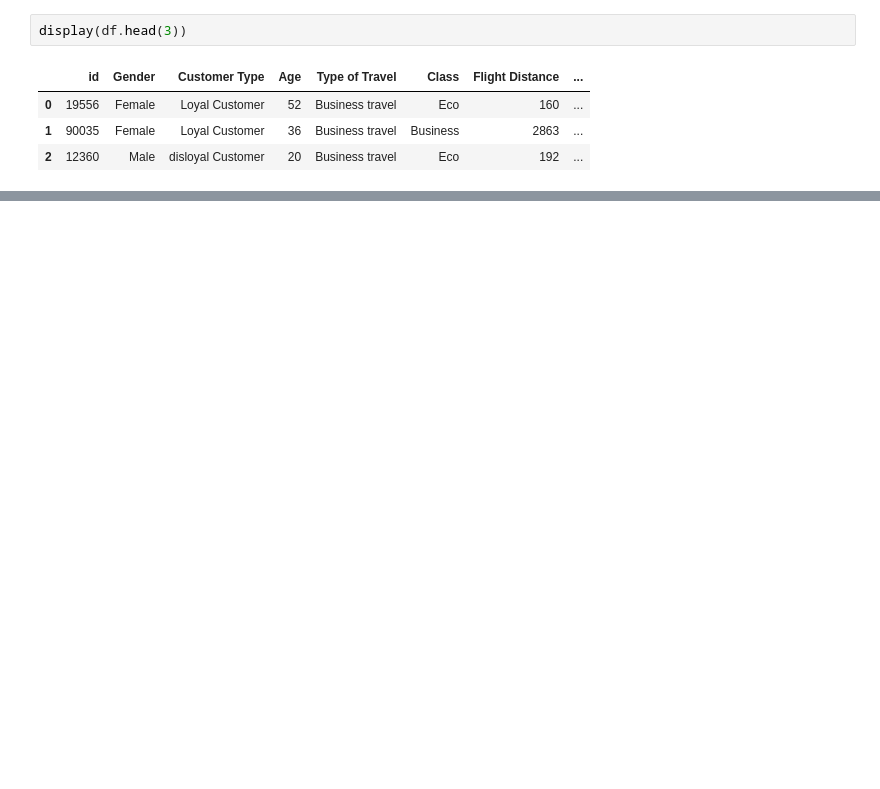
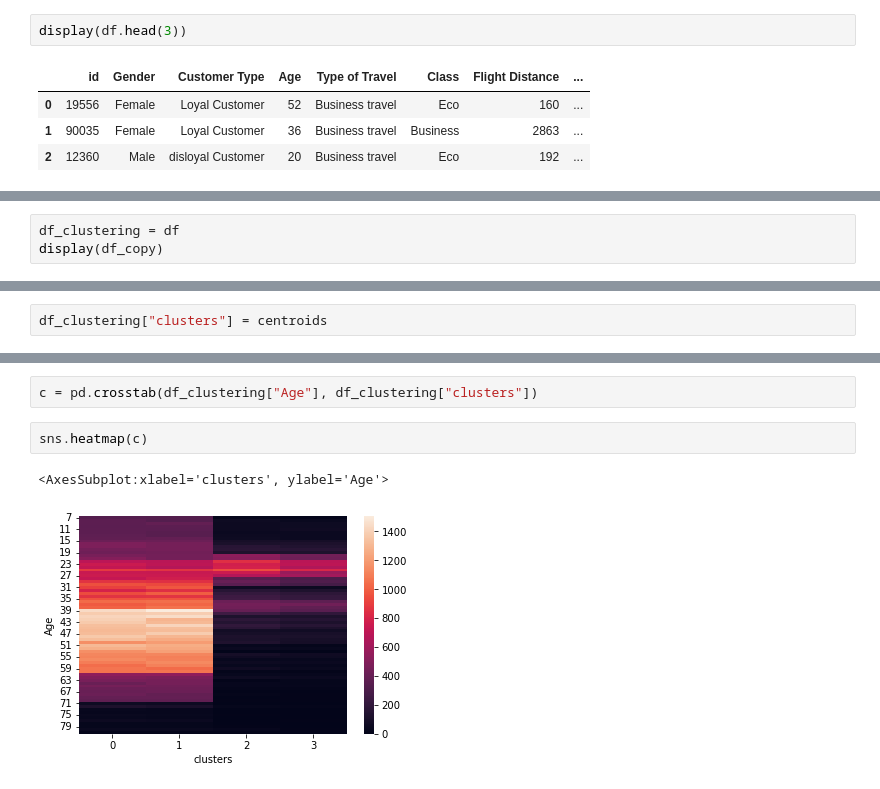
Before and after one commit to SOPP-EC/-Airline-Passenger-Satisfaction-Dataset-Analysis, a Jupyter notebook: -Airline-Passenger-Satisfaction-Dataset-Analysis.ipynb, the cells around one changed output, grey strips where cells are left out. Cells and saved outputs as stored; diff of their text form; blank space fills up the shorter version.

```diff
--- a/-Airline-Passenger-Satisfaction-Dataset-Analysis.ipynb
+++ b/-Airline-Passenger-Satisfaction-Dataset-Analysis.ipynb
@@ -79,0 +181,3 @@ display(df.head(3))
+# %%
+df_clustering = df
+display(df_copy)
@@ -79,0 +198,2 @@ display(df.head(3))
+# %%
+df_clustering["clusters"] = centroids
@@ -79,0 +210,7 @@ display(df.head(3))
+# %%
+c = pd.crosstab(df_clustering["Age"], df_clustering["clusters"])
+# %%
+sns.heatmap(c)
+# %% [output]
+<AxesSubplot:xlabel='clusters', ylabel='Age'>
+[figure, added]
```
Also changed, not shown: parts of 16 cells of this notebook.
